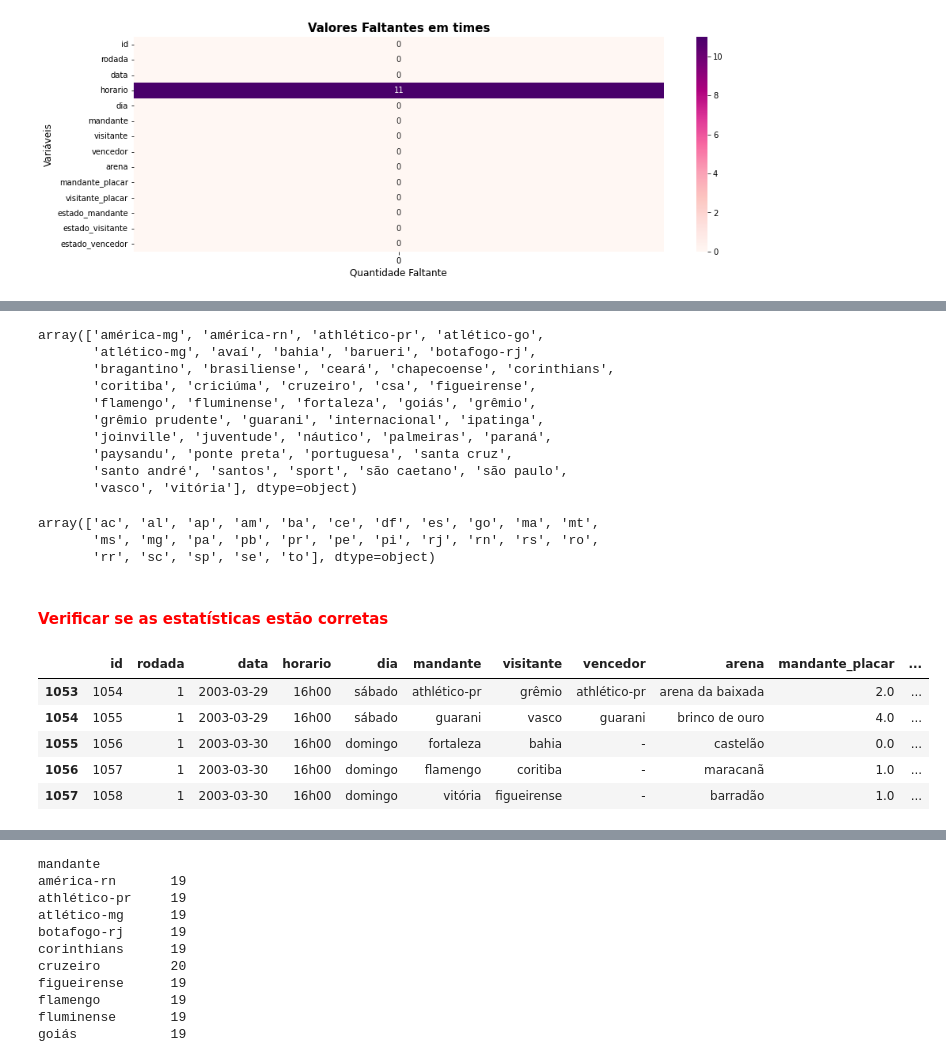
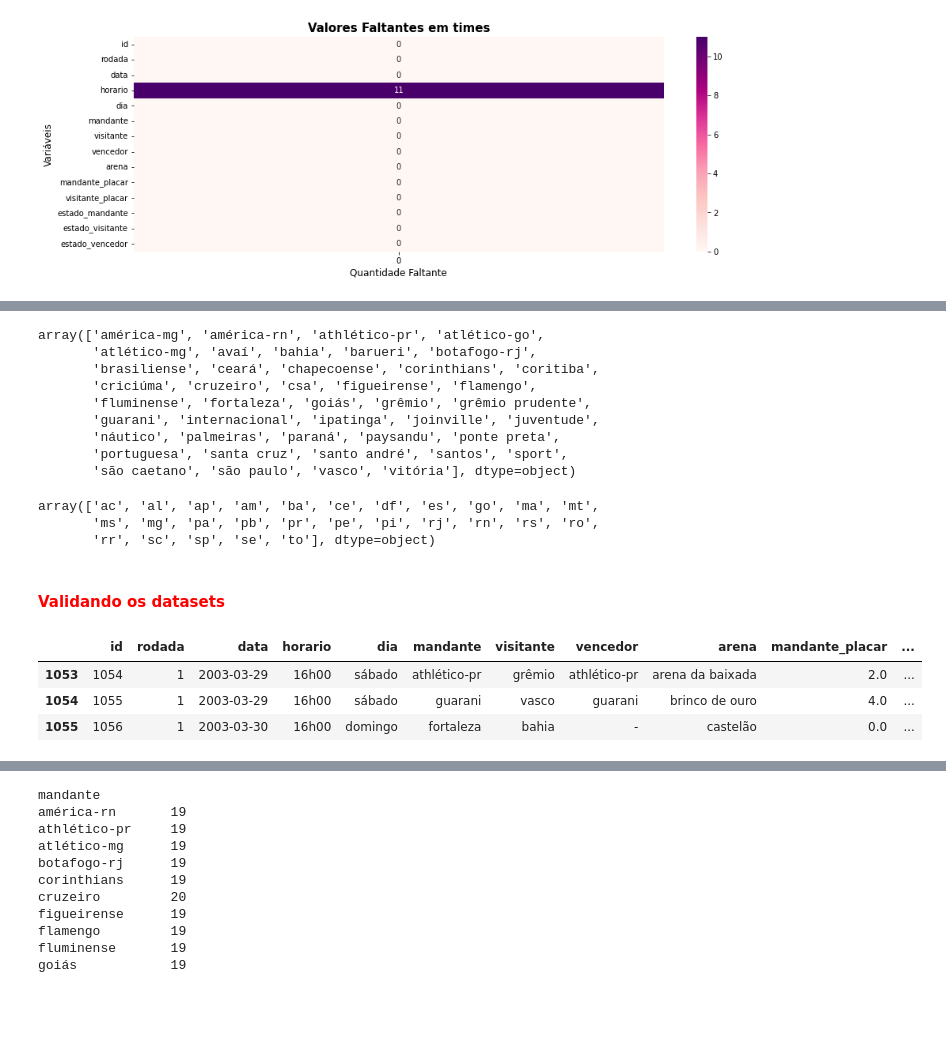
Before and after one commit to FelipeGBarreto/Campeonato_Brasileiro, a Jupyter notebook: BRASILEIRÃO.ipynb, the cells around one changed output, grey strips where cells are left out. Cells and saved outputs as stored; diff of their text form; code cells hidden in the pictures; blank space fills up the shorter version.

```diff
--- a/BRASILEIRÃO.ipynb
+++ b/BRASILEIRÃO.ipynb
@@ -130,7 +130,7 @@ for i in ['posse_bola','precisao_passes']:
     str_to_float(df, i)
 
 # filtrando somente os josgos de 2003 em diante (pontos corridos) --> Temporadas de 2003 a 2020
-times = times[(times.data >= '2003-03-29') & (times.data <= '2021-02-24')]
+times = times[(times.data >= '2003-03-29') & (times.data <= '2019-12-08')]
 
 # Dando nomes aos datasets
 df.name = 'df'; times.name = 'times'; estados.name = 'estados'
@@ -170,14 +170,13 @@ times_todos
 # %% [output]
 array(['américa-mg', 'américa-rn', 'athlético-pr', 'atlético-go',
        'atlético-mg', 'avaí', 'bahia', 'barueri', 'botafogo-rj',
-       'bragantino', 'brasiliense', 'ceará', 'chapecoense', 'corinthians',
-       'coritiba', 'criciúma', 'cruzeiro', 'csa', 'figueirense',
-       'flamengo', 'fluminense', 'fortaleza', 'goiás', 'grêmio',
-       'grêmio prudente', 'guarani', 'internacional', 'ipatinga',
-       'joinville', 'juventude', 'náutico', 'palmeiras', 'paraná',
-       'paysandu', 'ponte preta', 'portuguesa', 'santa cruz',
-       'santo andré', 'santos', 'sport', 'são caetano', 'são paulo',
-       'vasco', 'vitória'], dtype=object)
+       'brasiliense', 'ceará', 'chapecoense', 'corinthians', 'coritiba',
+       'criciúma', 'cruzeiro', 'csa', 'figueirense', 'flamengo',
+       'fluminense', 'fortaleza', 'goiás', 'grêmio', 'grêmio prudente',
+       'guarani', 'internacional', 'ipatinga', 'joinville', 'juventude',
+       'náutico', 'palmeiras', 'paraná', 'paysandu', 'ponte preta',
+       'portuguesa', 'santa cruz', 'santo andré', 'santos', 'sport',
+       'são caetano', 'são paulo', 'vasco', 'vitória'], dtype=object)
 # %%
 ufs = np.array(estados.uf)
 ufs
@@ -186,15 +185,13 @@ array(['ac', 'al', 'ap', 'am', 'ba', 'ce', 'df', 'es', 'go', 'ma', 'mt',
        'ms', 'mg', 'pa', 'pb', 'pr', 'pe', 'pi', 'rj', 'rn', 'rs', 'ro',
        'rr', 'sc', 'sp', 'se', 'to'], dtype=object)
 # %% [markdown]
-#### <font color='red'>Verificar se as estatísticas estão corretas</font>
+#### <font color='red'>Validando os datasets</font>
 # %%
 # quantidade de partidas por temporada
-times.head()
+times.head(3)
 # %% [output]
 |  | id | rodada | data | horario | dia | mandante | visitante | vencedor | arena | mandante_placar | ... |
 | 1053 | 1054 | 1 | 2003-03-29 | 16h00 | sábado | athlético-pr | grêmio | athlético-pr | arena da baixada | 2.0 | ... |
 | 1054 | 1055 | 1 | 2003-03-29 | 16h00 | sábado | guarani | vasco | guarani | brinco de ouro | 4.0 | ... |
 | 1055 | 1056 | 1 | 2003-03-30 | 16h00 | domingo | fortaleza | bahia | - | castelão | 0.0 | ... |
-| 1056 | 1057 | 1 | 2003-03-30 | 16h00 | domingo | flamengo | coritiba | - | maracanã | 1.0 | ... |
-| 1057 | 1058 | 1 | 2003-03-30 | 16h00 | domingo | vitória | figueirense | - | barradão | 1.0 | ... |
 # %%
```
Also changed, not shown: parts of 28 cells of this notebook.
